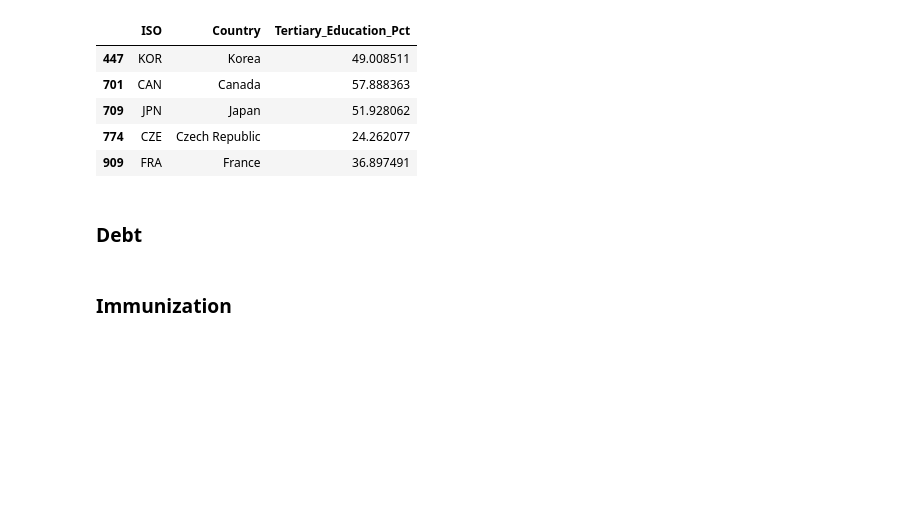
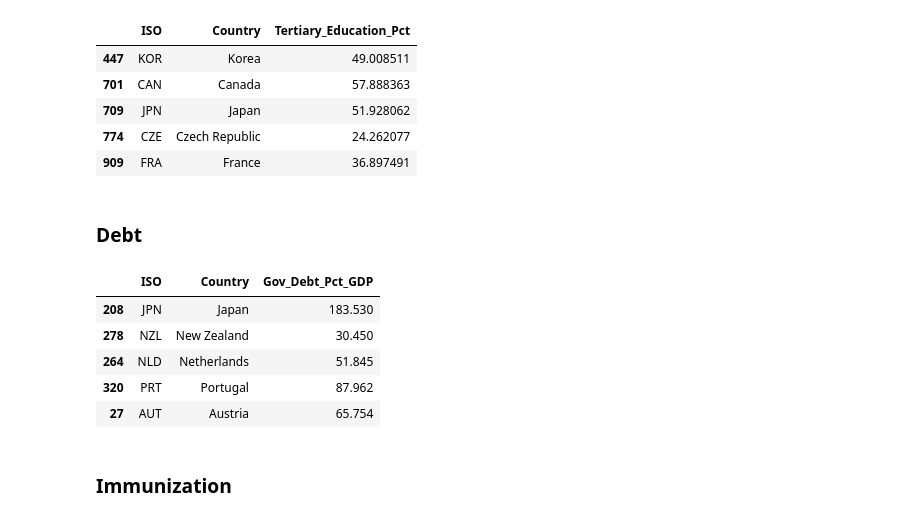
Before and after one commit to pvai-umich/SIADS591, a Jupyter notebook: Project_v1.1.ipynb, the cells around one changed output. Drawn from its saved outputs; the diff is of its cells as text; code cells hidden in the pictures; blank space fills up the shorter version.

```diff
--- a/Project_v1.1.ipynb
+++ b/Project_v1.1.ipynb
@@ -90,8 +92,26 @@ df_edu.head()
 # %% [markdown]
 ### Debt
 # %%
+# Load the Debt Data
 url_debt = 'https://raw.githubusercontent.com/pvai-umich/SIADS591/master/Data/OECD_Government_Debt.csv'
-df_debt = pd.read_csv(url_debt)
+dfraw_debt = pd.read_csv(url_debt)
+# %%
+# Choose the latest data point for each country
+df_debt = dfraw_debt.sort_values('Time period').groupby('Country').tail(1)
+
+# Choose the columns we want and rename them.
+df_debt = df_debt[['COU', 'Country', 'Value']]
+df_debt.columns = ['ISO', 'Country', 'Debt_to_GDP']
+
+# Check to make sure it looks ok
+df_debt.head()
+# %% [output]
+|  | ISO | Country | Gov_Debt_Pct_GDP |
+| 208 | JPN | Japan | 183.530 |
+| 278 | NZL | New Zealand | 30.450 |
+| 264 | NLD | Netherlands | 51.845 |
+| 320 | PRT | Portugal | 87.962 |
+| 27 | AUT | Austria | 65.754 |
 # %% [markdown]
 ### Immunization
 # %%
```
Also changed, not shown: parts of 14 cells of this notebook.
